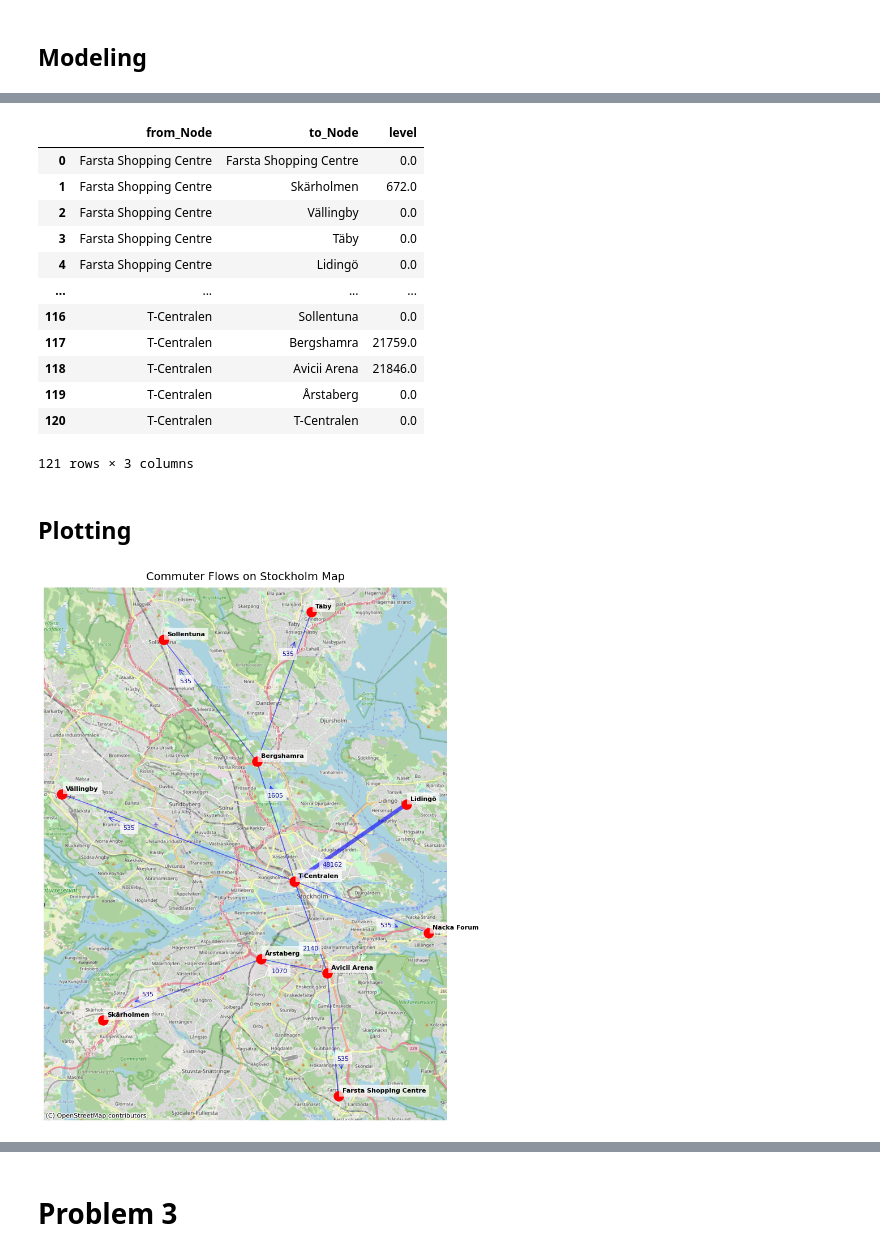
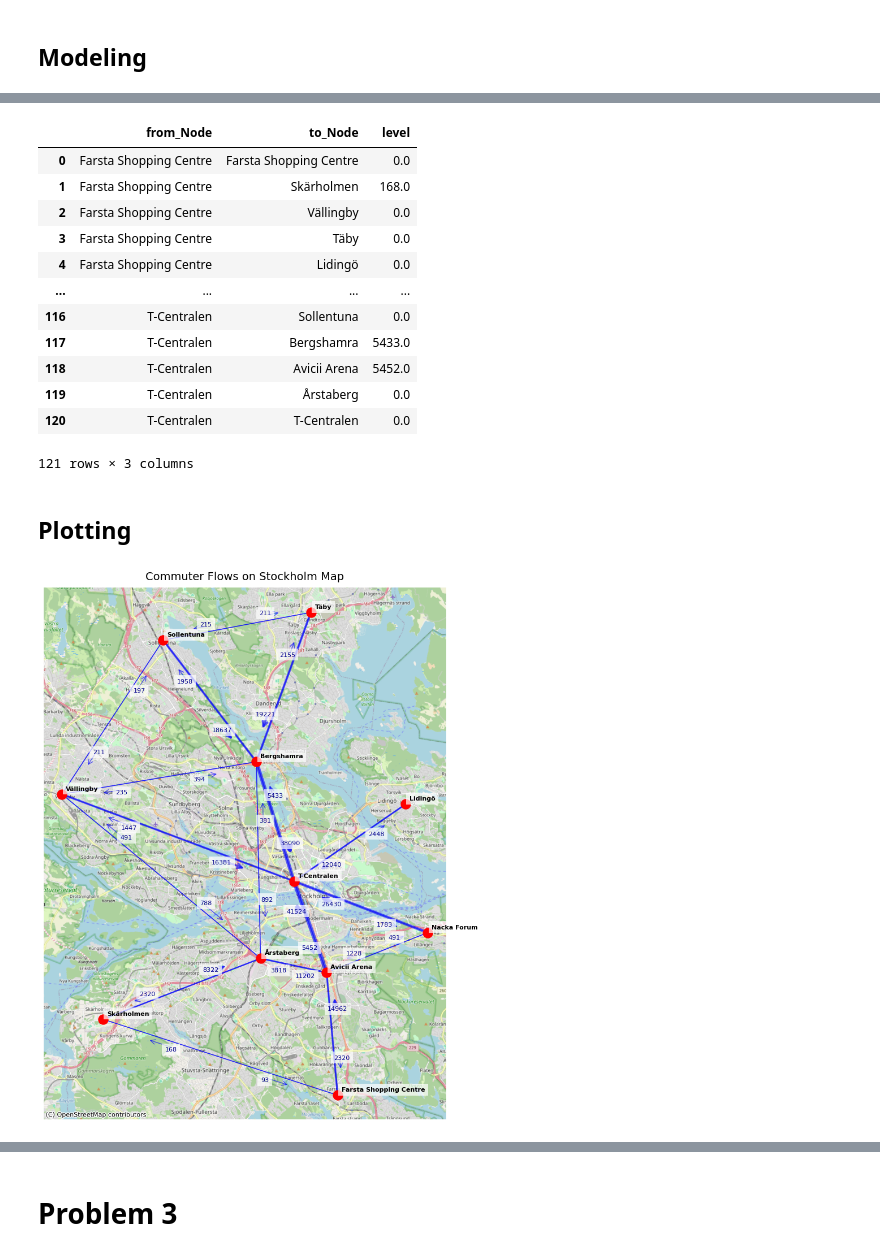
Before and after one commit to aheagel/SF2822, a Jupyter notebook: Project2A.ipynb, the cells around one changed output, grey strips where cells are left out. Cells and saved outputs as stored; diff of their text form; code cells hidden in the pictures.

```diff
--- a/Project2A.ipynb
+++ b/Project2A.ipynb
@@ -115,9 +115,9 @@ data = {
 
 _df = pd.DataFrame(data)
 
-_df["Working Commuters"] = _df["Approx. Population"] * 0.7 * 0.6 # 70% of the population are working, and 60% of them commute with cars
+_df["Working Commuters"] = _df["Approx. Population"] * 0.5 * 0.5 # 50% of the population are commuting, and 60% of them commute with cars
 # %%
-_init = np.diag(data["Approx. Population"])
+_init = np.diag(_df["Working Commuters"].to_numpy())
 skew = 0.9
 
 d, _ = _init.shape
@@ -258,14 +258,14 @@ all_flows
 # %% [output]
 |  | from_Node | to_Node | level |
 | 0 | Farsta Shopping Centre | Farsta Shopping Centre | 0.0 |
-| 1 | Farsta Shopping Centre | Skärholmen | 672.0 |
+| 1 | Farsta Shopping Centre | Skärholmen | 168.0 |
 | 2 | Farsta Shopping Centre | Vällingby | 0.0 |
 | 3 | Farsta Shopping Centre | Täby | 0.0 |
 | 4 | Farsta Shopping Centre | Lidingö | 0.0 |
 | ... | ... | ... | ... |
 | 116 | T-Centralen | Sollentuna | 0.0 |
-| 117 | T-Centralen | Bergshamra | 21759.0 |
-| 118 | T-Centralen | Avicii Arena | 21846.0 |
+| 117 | T-Centralen | Bergshamra | 5433.0 |
+| 118 | T-Centralen | Avicii Arena | 5452.0 |
 | 119 | T-Centralen | Årstaberg | 0.0 |
 | 120 | T-Centralen | T-Centralen | 0.0 |
 121 rows × 3 columns
@@ -429,9 +429,9 @@ def plot_flow_network(df):
     plt.tight_layout()
     plt.show()
 # %%
-plot_flow_network(sol_flows)
+plot_flow_network(all_flows)
 # %% [output]
-[figure, old version]
+[figure, new version]
 # %%
 import pandas as pd
 import geopandas as gpd
```
Also changed, not shown: parts of 6 cells of this notebook.
